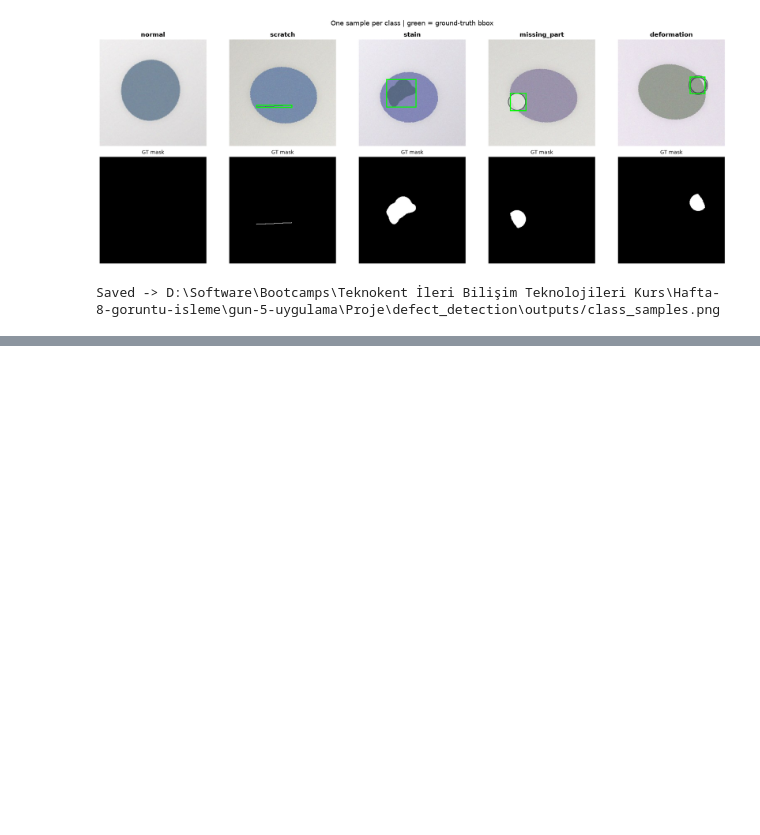
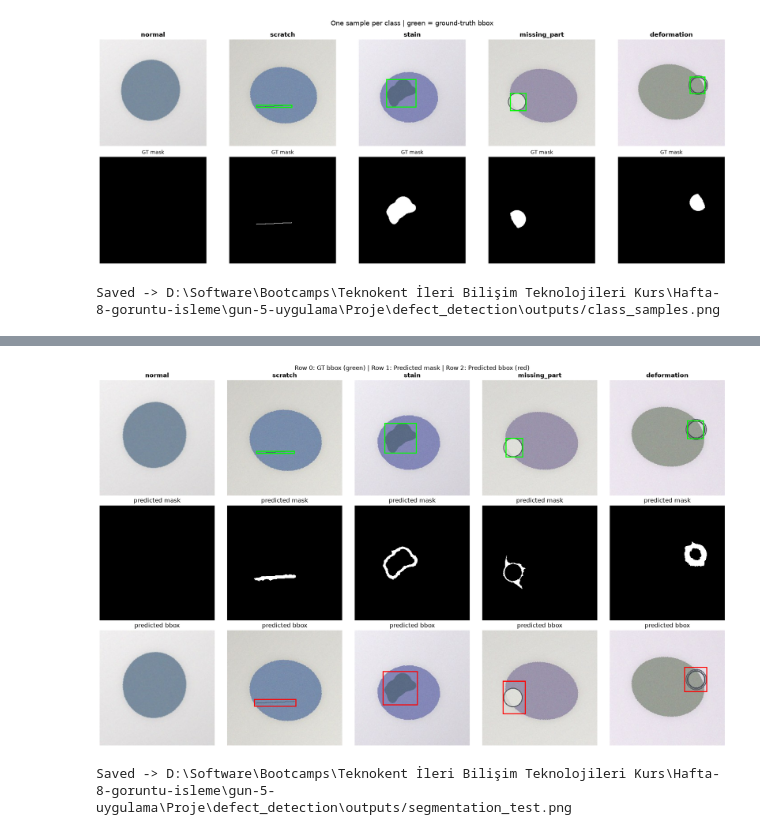
Before and after one commit to serdararici/opencv-defect-detection, a Jupyter notebook: notebooks/exploration.ipynb, the cells around one changed output, grey strips where cells are left out. Cells and saved outputs as stored; diff of their text form; code cells hidden in the pictures; blank space fills up the shorter version.

Commit message:
Add segmentation test and shrink correction comparison visuals

```diff
--- a/notebooks/exploration.ipynb
+++ b/notebooks/exploration.ipynb
@@ -94,0 +103,45 @@ Saved -> D:\Software\Bootcamps\Teknokent İleri Bilişim Teknolojileri Kurs\Haft
+# %%
+# Test segment_defect() on one sample per class
+fig, axes = plt.subplots(3, 5, figsize=(18, 11))
+
+for ci, cname in enumerate(CLASSES):
+    sample = next(r for r in train_rows if r["class_name"] == cname)
+    img = imread_unicode(f"{TRAIN_DIR}/images/{sample['image_id']}")
+    pred_mask, pred_box = segment_defect(img)
+    img_rgb = cv2.cvtColor(img, cv2.COLOR_BGR2RGB)
+
+    # Row 0: original image + GT bbox (green)
+    axes[0, ci].imshow(img_rgb)
+    gx1, gy1, gx2, gy2 = (int(sample[k]) for k in ["x1", "y1", "x2", "y2"])
+    if (gx1, gy1, gx2, gy2) != (0, 0, 0, 0):
+        axes[0, ci].add_patch(patches.Rectangle(
+            (gx1, gy1), gx2 - gx1, gy2 - gy1,
+            linewidth=2, edgecolor="lime", facecolor="none"))
+    axes[0, ci].set_title(cname, fontweight="bold")
+    axes[0, ci].axis("off")
+
+    # Row 1: predicted mask from segment_defect()
+    axes[1, ci].imshow(pred_mask, cmap="gray")
+    axes[1, ci].set_title("predicted mask")
+    axes[1, ci].axis("off")
+
+    # Row 2: original image + predicted bbox (red)
+    axes[2, ci].imshow(img_rgb)
+    px1, py1, px2, py2 = pred_box
+    if pred_box != (0, 0, 0, 0):
+        axes[2, ci].add_patch(patches.Rectangle(
+            (px1, py1), px2 - px1, py2 - py1,
+            linewidth=2, edgecolor="red", facecolor="none"))
+    axes[2, ci].set_title("predicted bbox")
+    axes[2, ci].axis("off")
+
+plt.suptitle("Row 0: GT bbox (green) | Row 1: Predicted mask | Row 2: Predicted bbox (red)")
+plt.tight_layout()
+
+save_path = f"{OUTPUT_DIR}/segmentation_test.png"
+plt.savefig(save_path, dpi=100, bbox_inches="tight")
+plt.show()
+print(f"Saved -> {save_path}")
+# %% [output]
+[figure, added]
+Saved -> D:\Software\Bootcamps\Teknokent İleri Bilişim Teknolojileri Kurs\Hafta-8-goruntu-isleme\gun-5-uygulama\Proje\defect_detection\outputs/segmentation_test.png
```
Also changed, not shown: parts of 3 cells of this notebook, 2 other files.
